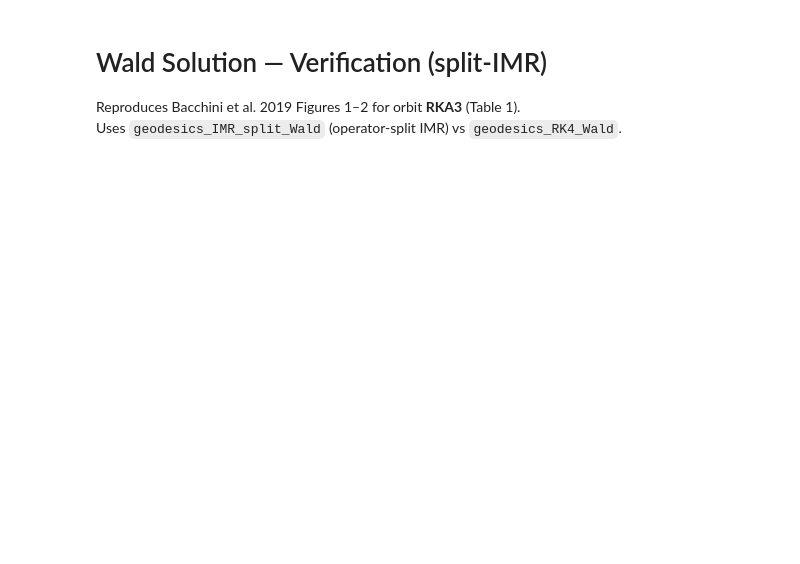
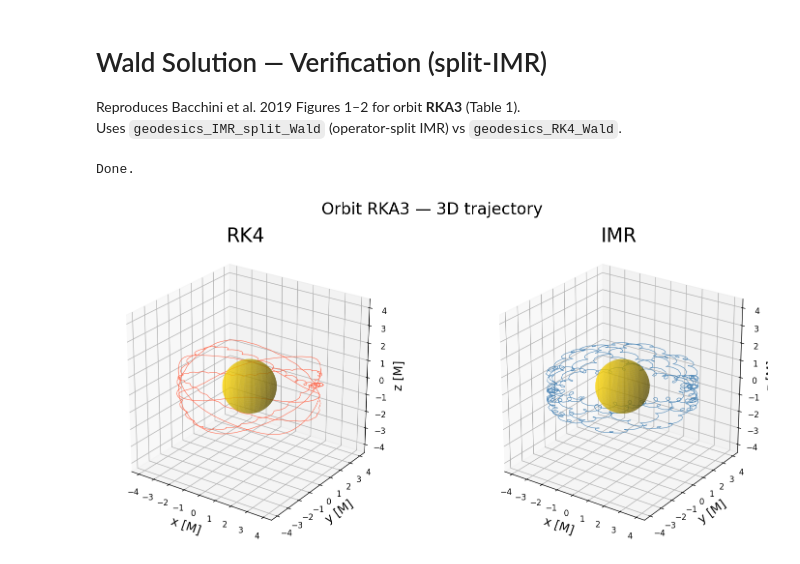
Before and after one commit to olafx/G0L86A_GR_kin, a Jupyter notebook: code/Kerr_Wald_Solution.ipynb, the cells around one changed output. Saved outputs shown, nothing was run; the diff lists cells and outputs as text; code cells hidden in the pictures; blank space fills up the shorter version.

Commit message:
Finished particle pusher side of the report

```diff
--- a/code/Kerr_Wald_Solution.ipynb
+++ b/code/Kerr_Wald_Solution.ipynb
@@ -27,7 +27,7 @@ r0, th0, phi0   = 4.0, np.pi/2 - 0.2, 0.0
 ur0, uth0, uph0 = 0.0, 0.0, 1.565
 
 dt        = 1.0
-t_end     = 2000.0
+t_end     = 1000.0
 max_steps = int(t_end / dt) + 10
 domain_L  = 20.0
 
@@ -64,40 +64,52 @@ def to_poloidal(geo):
     return r*np.sin(th), r*np.cos(th)
 
 print('Done.')
+# %% [output]
+Done.
 # %%
-# Figure 1 — 3D trajectories
+# Figure 1 — 3D trajectories (side-by-side: RK4 vs Split-IMR)
 r_plus = M + np.sqrt(M**2 - a**2)
-rho_plus = np.sqrt(r_plus**2 + a**2)
 
-lims = [(-3.5, +3.5)]*3
+# Solid gold sphere at event horizon
+u_s = np.linspace(0, 2*np.pi, 60)
+v_s = np.linspace(0, np.pi, 40)
+bh_x = r_plus * np.outer(np.cos(u_s), np.sin(v_s))
+bh_y = r_plus * np.outer(np.sin(u_s), np.sin(v_s))
+bh_z = r_plus * np.outer(np.ones(60), np.cos(v_s))
 
-u = np.linspace(0, 2*np.pi, 50)
-v = np.linspace(0, np.pi, 30)
-bh_x = rho_plus * np.outer(np.cos(u), np.sin(v))
-bh_y = rho_plus * np.outer(np.sin(u), np.sin(v))
-bh_z = r_plus * np.outer(np.ones(50), np.cos(v))
+# Compute tight limits from actual orbit extent
+X_rk4, Y_rk4, Z_rk4 = to_car(geo_RK4)
+X_imr, Y_imr, Z_imr = to_car(geo_IMR)
+all_xyz = np.concatenate([X_rk4, Y_rk4, Z_rk4, X_imr, Y_imr, Z_imr])
+lim  = float(np.abs(all_xyz).max()) + 0.5
+lims = (-lim, lim)
 
-fig, axes = plt.subplots(3, 1, figsize=(6, 13),
+fig, axes = plt.subplots(1, 2, figsize=(13, 6),
                           subplot_kw={'projection': '3d'})
 
-for ax, geo, color, label in [
-    (axes[0], geo_RK4, 'tomato',    'RK4'),
-    (axes[1], geo_IMR, 'steelblue', 'Split-IMR'),
-    (axes[2], geo_IMR_unsplit, 'black', 'IMR'),
+for ax, (X, Y, Z), color, label in [
+    (axes[0], (X_rk4, Y_rk4, Z_rk4), 'tomato',    'RK4'),
+    (axes[1], (X_imr, Y_imr, Z_imr), 'steelblue', 'IMR'),
 ]:
-    X, Y, Z = to_car(geo)
-    ax.plot(X, Y, Z, color=color, lw=0.5, alpha=0.85)
-    ax.plot_surface(bh_x, bh_y, bh_z, color='gold', alpha=0.35, linewidth=0)
-    ax.set_xlabel('x [M]'); ax.set_ylabel('y [M]'); ax.set_zlabel('z [M]')
-    ax.set_title(label, fontsize=11)
-    ax.set_xlim3d(*lims[0]); ax.set_ylim3d(*lims[1]); ax.set_zlim3d(*lims[2])
+    # Sphere first, semi-transparent so orbit behind it stays visible
+    ax.plot_surface(bh_x, bh_y, bh_z, color='gold', alpha=0.55,
+                    linewidth=0, antialiased=True)
+    ax.plot(X, Y, Z, color=color, lw=0.7, alpha=0.9)
+
+    ax.set_xlabel('x [M]', fontsize=15)
+    ax.set_ylabel('y [M]', fontsize=15)
+    ax.set_zlabel('z [M]', fontsize=15)
+    ax.set_title(label, fontsize=24)
+    ax.set_xlim3d(*lims); ax.set_ylim3d(*lims); ax.set_zlim3d(*lims)
     ax.set_box_aspect((1, 1, 1))
-    ax.view_init(elev=20, azim=-55)
+    ax.view_init(elev=25, azim=-55)
 
-plt.suptitle('Orbit RKA3 — 3D trajectory  (Bacchini 2019, Fig. 1)\n', fontsize=11)
+plt.suptitle('Orbit RKA3 — 3D trajectory', fontsize=20)
 plt.tight_layout()
-plt.savefig('out/WaldV2_RKA3_3d.png', dpi=150, bbox_inches='tight')
+plt.savefig('out/WaldV2_RKA3_3d.png', dpi=300, bbox_inches='tight')
 plt.show()
+# %% [output]
+[figure, added]
 # %%
 # Figure 2 — poloidal projection (rho, z) = (r*sin(th), r*cos(th))
 th_bh = np.linspace(0, np.pi, 300)
```
Also changed, not shown: parts of 2 cells of this notebook, 9 other files.
